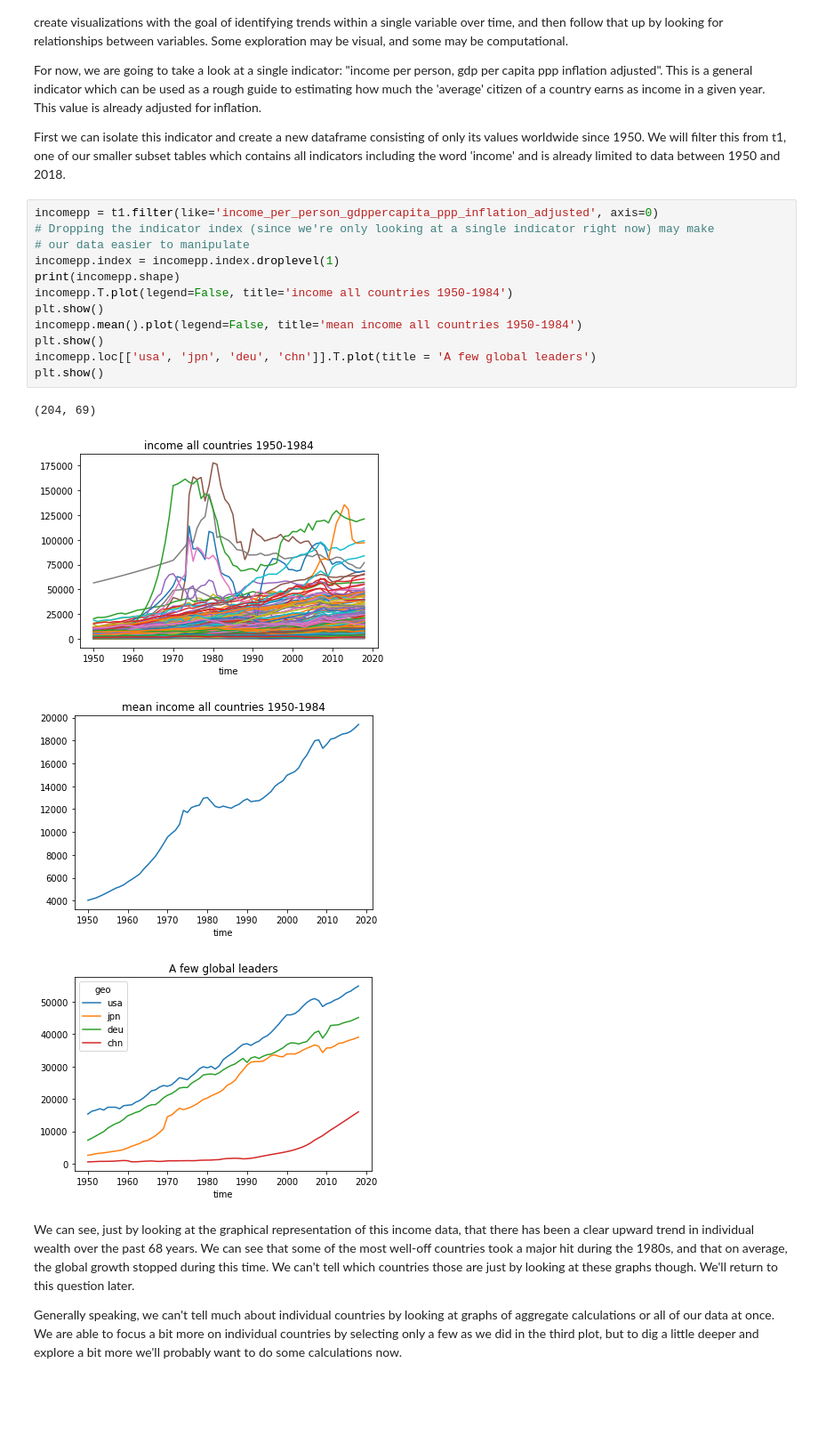
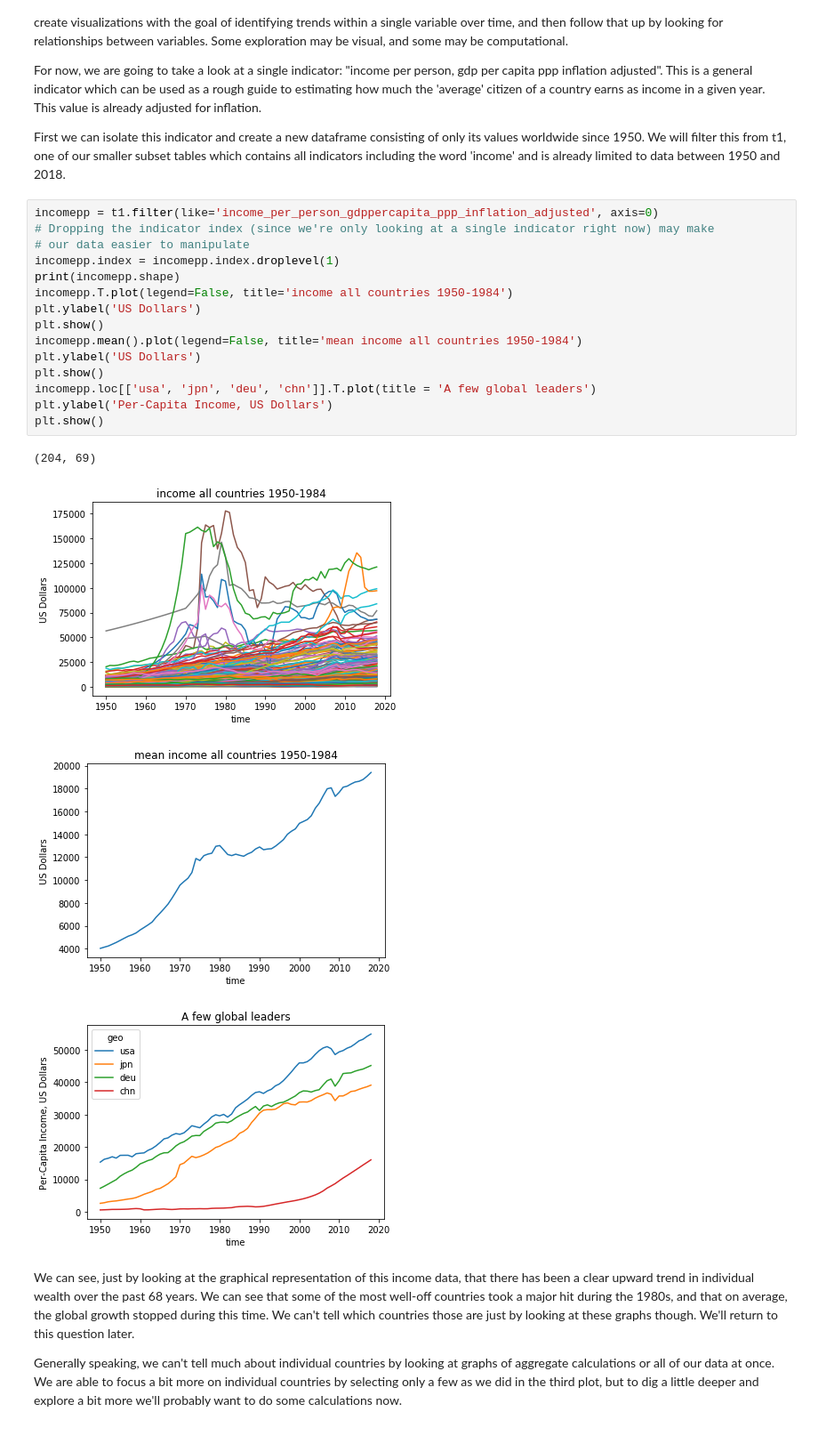
Before and after one commit to njcaminiti/gapminder--systema_globalis, a Jupyter notebook: Investigate_a_Dataset.ipynb, the cells around one changed output. Shown at 89% size. Drawn from its saved outputs; the diff is of its cells as text; blank space fills up the shorter version.

```diff
--- a/Investigate_a_Dataset.ipynb
+++ b/Investigate_a_Dataset.ipynb
@@ -247,20 +252,23 @@ First we can isolate this indicator and create a new dataframe consisting of onl
 # %%
 incomepp = t1.filter(like='income_per_person_gdppercapita_ppp_inflation_adjusted', axis=0)
 # Dropping the indicator index (since we're only looking at a single indicator right now) may make
 # our data easier to manipulate
 incomepp.index = incomepp.index.droplevel(1)
 print(incomepp.shape)
 incomepp.T.plot(legend=False, title='income all countries 1950-1984')
+plt.ylabel('US Dollars')
 plt.show()
 incomepp.mean().plot(legend=False, title='mean income all countries 1950-1984')
+plt.ylabel('US Dollars')
 plt.show()
 incomepp.loc[['usa', 'jpn', 'deu', 'chn']].T.plot(title = 'A few global leaders')
+plt.ylabel('Per-Capita Income, US Dollars')
 plt.show()
 # %% [output]
 (204, 69)
-[figure, old version]
+[figure, new version]
-[figure, old version]
+[figure, new version]
-[figure, old version]
+[figure, new version]
 # %% [markdown]
 We can see, just by looking at the graphical representation of this income data, that there has been a clear upward trend in individual wealth over the past 68 years. We can see that some of the most well-off countries took a major hit during the 1980s, and that on average, the global growth stopped during this time. We can't tell which countries those are just by looking at these graphs though. We'll return to this question later.
 
```
Also changed, not shown: parts of 15 cells of this notebook.
